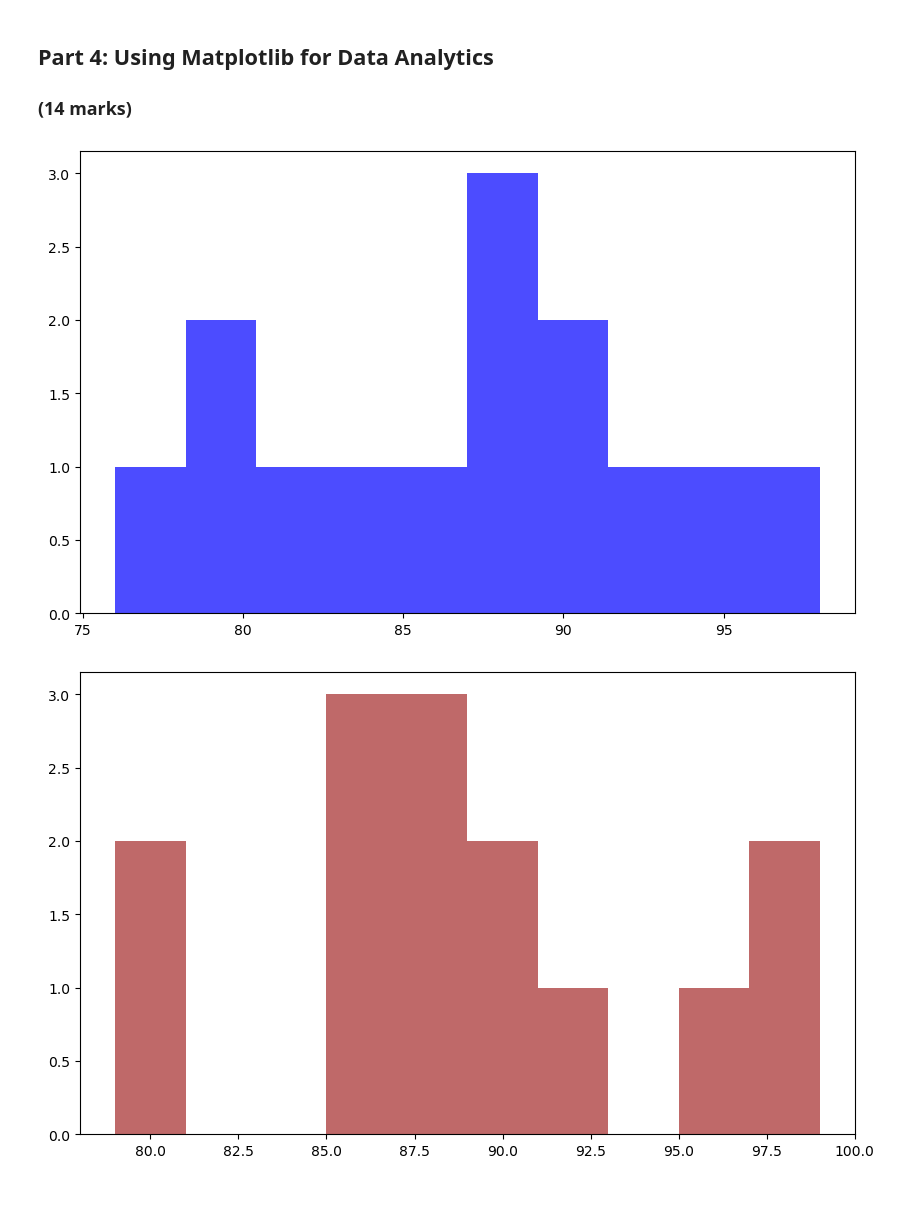
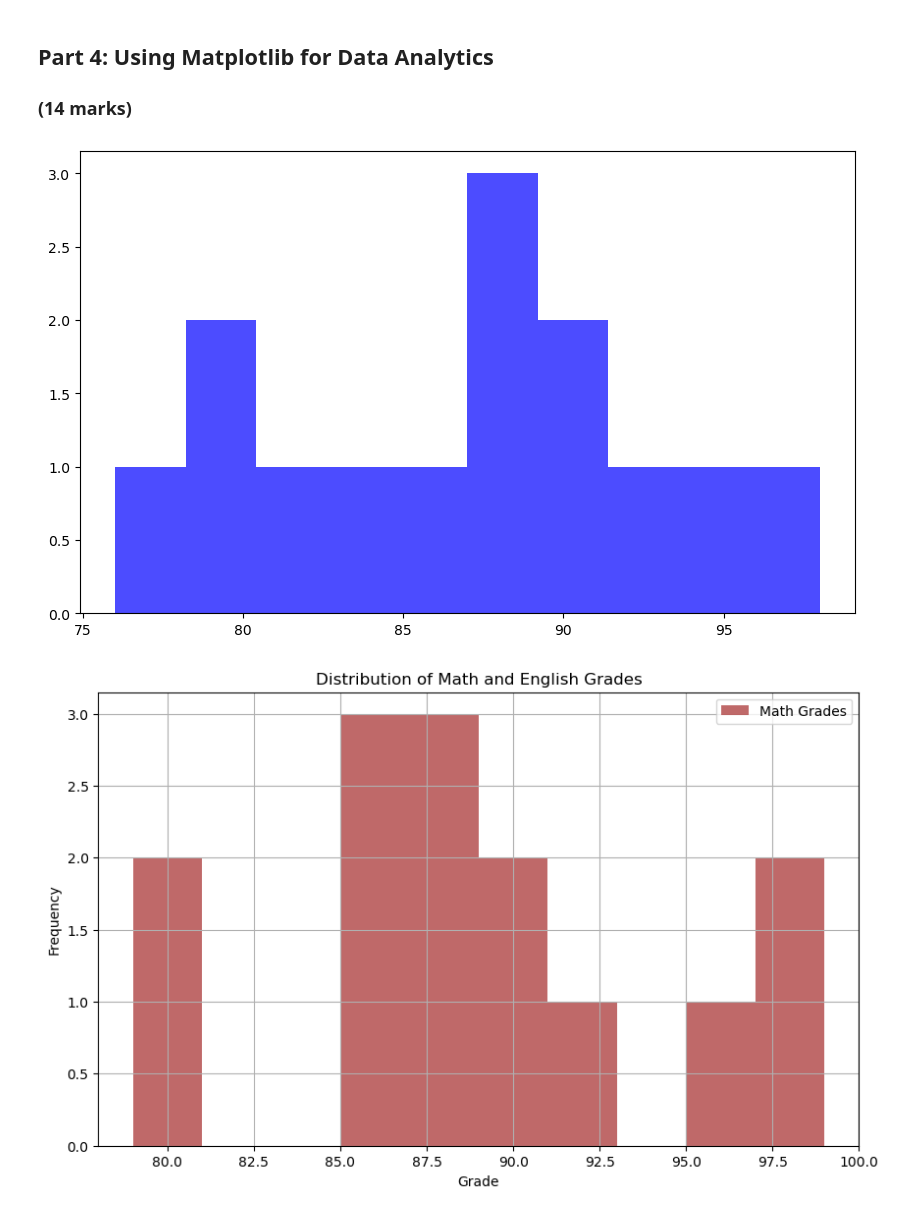
Before and after one commit to ericakuamoah06/engg680_2024_fall, a Jupyter notebook: Lab_Assignment1/StudentGradeManagementSystem.ipynb, the cells around one changed output. Saved outputs shown, nothing was run; the diff lists cells and outputs as text; code cells hidden in the pictures.

Commit message:
Part 4 commit
adding plot descriptions

```diff
--- a/Lab_Assignment1/StudentGradeManagementSystem.ipynb
+++ b/Lab_Assignment1/StudentGradeManagementSystem.ipynb
@@ -397,32 +397,38 @@ import matplotlib.pyplot as plt
 # %%
 # Let's use matplotlib to display a histogram of the grades distribution
 # Histograms are useful for seeing the distribution of the students grades
 
 plt.figure(figsize=(10, 6))
 plt.hist(df_studentGrades['englishGrade'], bins=10, alpha=0.7, label='English Grades', color='blue')
 
 # Step 1: Use the line above as reference to create a histogram for the math grades
 # (1 mark)
 
 plt.figure(figsize=(10, 6))
 plt.hist(df_studentGrades['mathGrade'], bins=10, alpha=0.7, label='Math Grades', color='brown')
 
 
 # Step 2: Ensure that your plot is descriptive, so use labels (x and y axis), a title, and a legend.
 # Hint: Use the matplotlib .legend(loc='<location>') to add and place the legend.
 # You can use 'upper left', 'upper right', 'lower left', and 'lower right' to specify the location.
 # (4 marks)
 
+plt.xlabel('Grade')
+plt.ylabel('Frequency')
+plt.title('Distribution of Math and English Grades')
+plt.legend(loc='upper right')
+plt.grid(True)
+
 
 # Step 3: Use the .savefig('<image_title>'.png) to output an image file of the histogram.
 # Please be sure to use a descriptive title!
 # (1 mark)
 #
 
 plt.show()
 # %% [output]
 [figure]
-[figure, old version]
+[figure, new version]
 # %%
 # Let's also use matplotlib to display a scatter plot of English vs. Math grades
 # Scatter plots are useful for seeing the relationship between two variables
```
